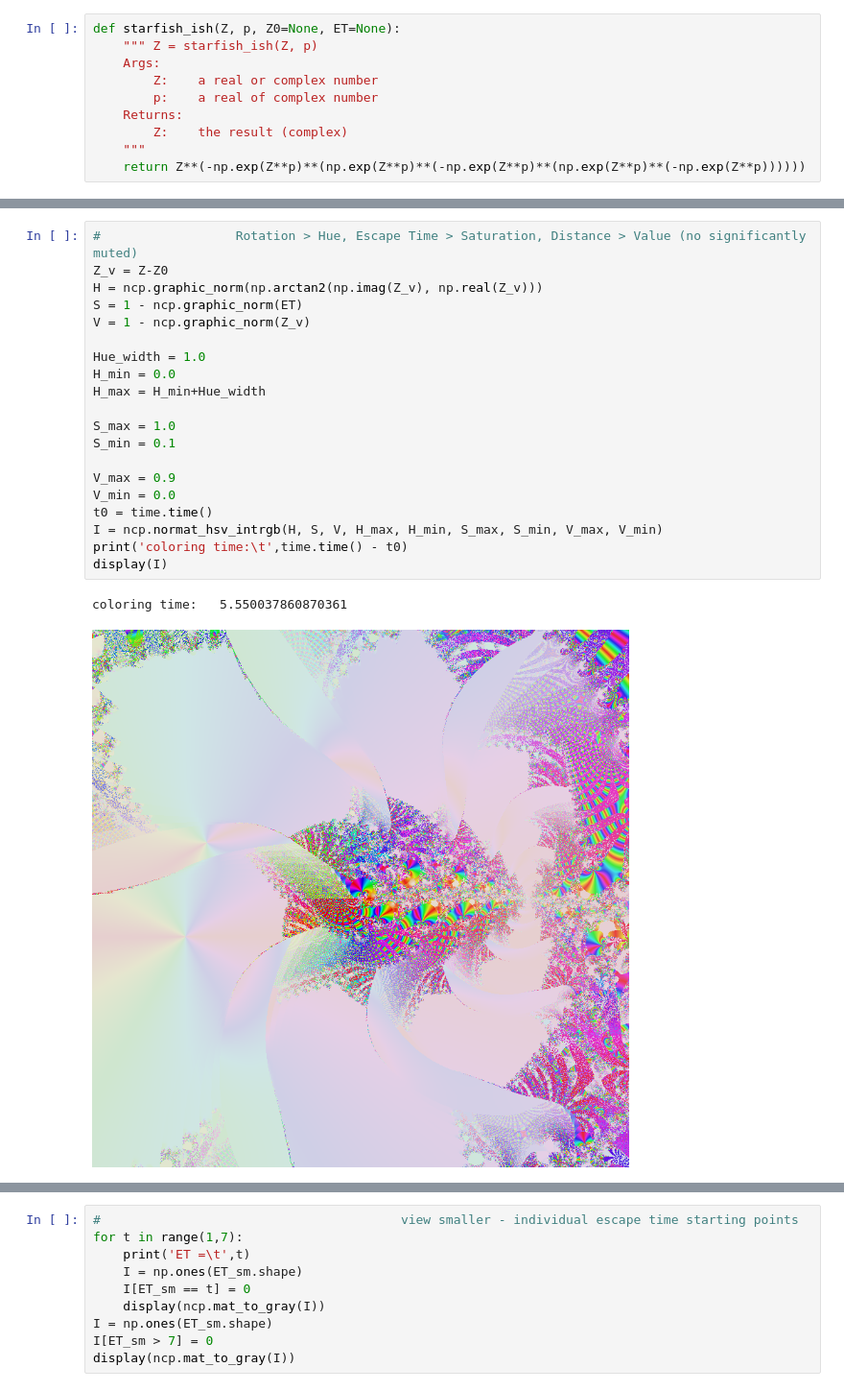
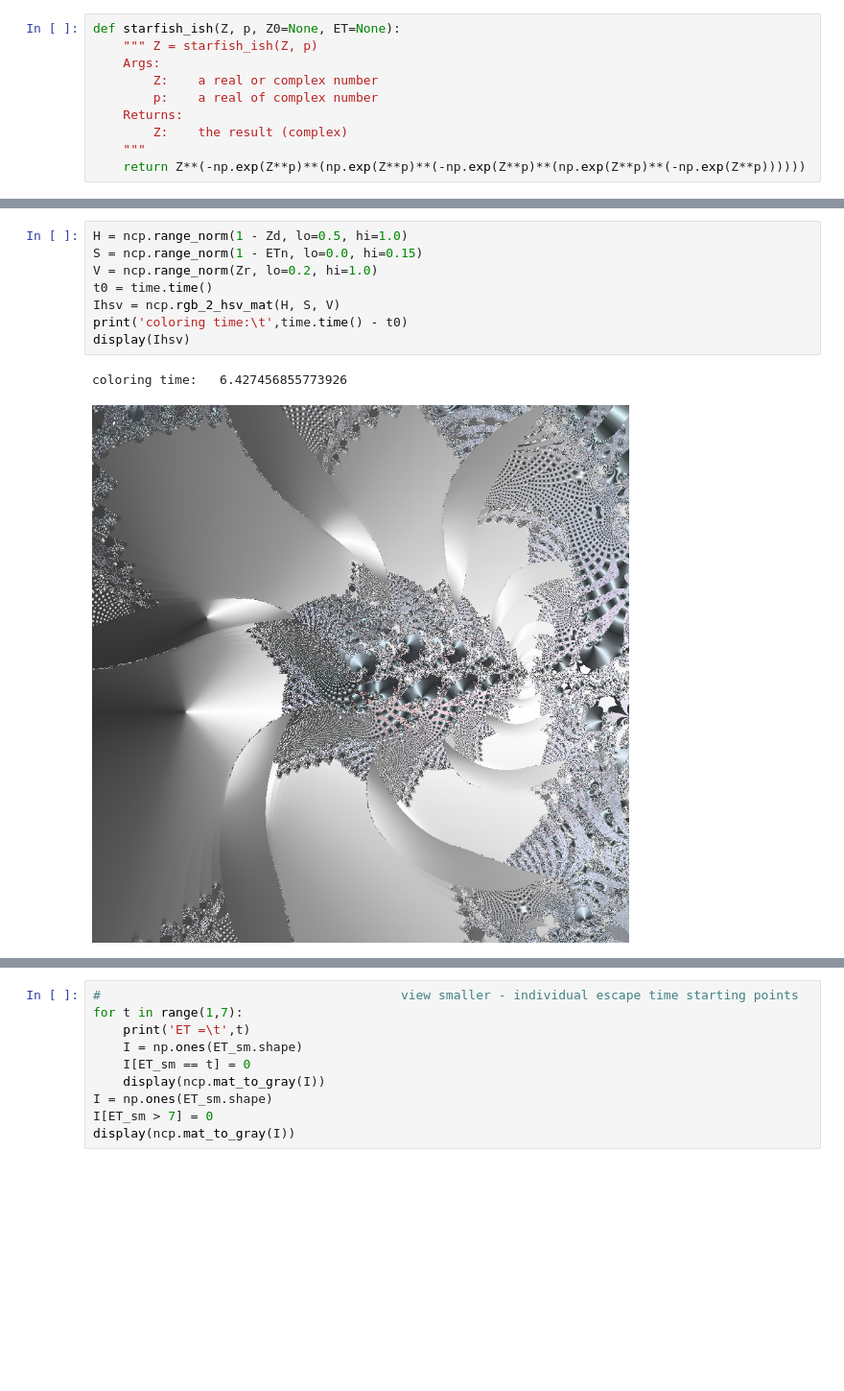
Before and after one commit to dlanier/FlyingMachineFractal, a Jupyter notebook: fig_notebooks/starfish_ish.ipynb, the cells around one changed output, grey strips where cells are left out. Shown at 96% size. Cells and saved outputs as stored; diff of their text form; blank space fills up the shorter version.

Commit message:
range normalized graphics

```diff
--- a/fig_notebooks/starfish_ish.ipynb
+++ b/fig_notebooks/starfish_ish.ipynb
@@ -102,23 +78,11 @@ coloring time:   5.854280233383179
-# %%
-#                  Rotation > Hue, Escape Time > Saturation, Distance > Value (no significantly muted)
-Z_v = Z-Z0
-H = ncp.graphic_norm(np.arctan2(np.imag(Z_v), np.real(Z_v)))
-S = 1 - ncp.graphic_norm(ET)
-V = 1 - ncp.graphic_norm(Z_v)
-
-Hue_width = 1.0
-H_min = 0.0
-H_max = H_min+Hue_width
-
-S_max = 1.0
-S_min = 0.1
-
-V_max = 0.9
-V_min = 0.0
-t0 = time.time()
-I = ncp.normat_hsv_intrgb(H, S, V, H_max, H_min, S_max, S_min, V_max, V_min)
-print('coloring time:\t',time.time() - t0)
-display(I)
-# %% [output]
-coloring time:   5.550037860870361
-[figure, removed]
+# %%
+H = ncp.range_norm(1 - Zd, lo=0.5, hi=1.0)
+S = ncp.range_norm(1 - ETn, lo=0.0, hi=0.15)
+V = ncp.range_norm(Zr, lo=0.2, hi=1.0)
+t0 = time.time()
+Ihsv = ncp.rgb_2_hsv_mat(H, S, V)
+print('coloring time:\t',time.time() - t0)
+display(Ihsv)
+# %% [output]
+coloring time:   6.427456855773926
+[figure, added]
```
Also changed, not shown: parts of 6 cells of this notebook.
